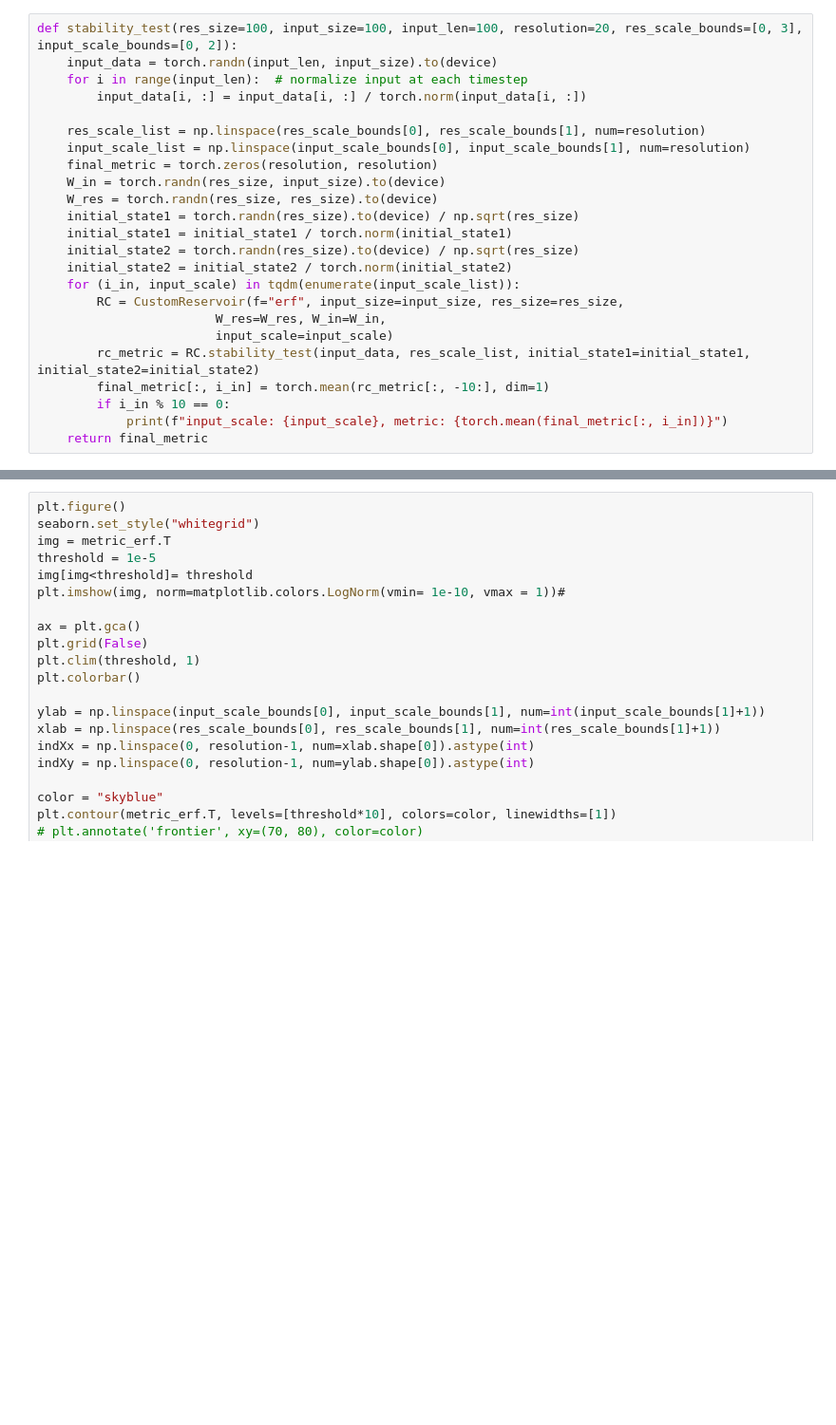
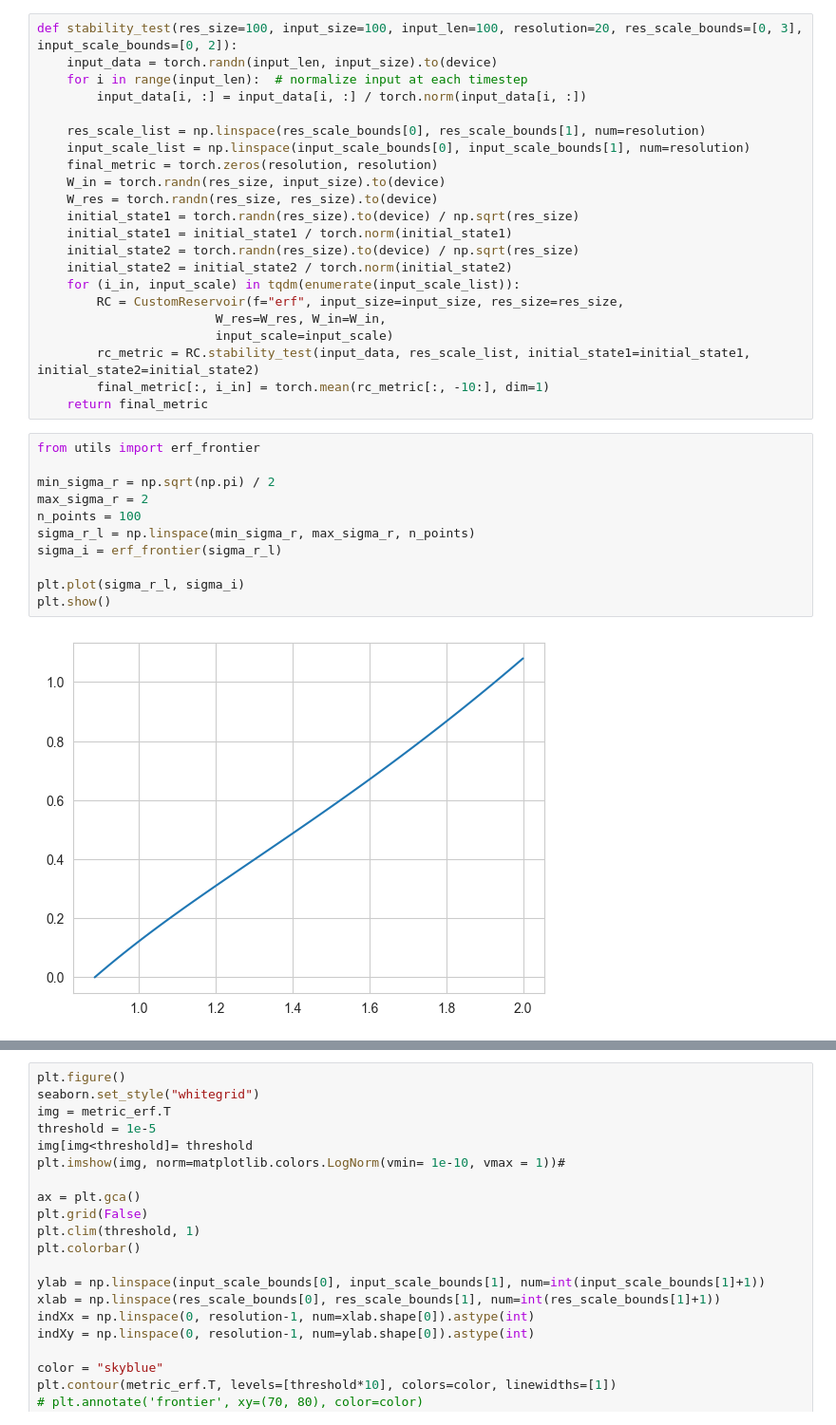
Before and after one commit to jon-dong/reservoir-frontier, a Jupyter notebook: chaotic_edge_fractals-2.ipynb, the cells around one changed output, grey strips where cells are left out. Shown at 95% size. Cells and saved outputs as stored; diff of their text form; blank space fills up the shorter version.

```diff
--- a/chaotic_edge_fractals-2.ipynb
+++ b/chaotic_edge_fractals-2.ipynb
@@ -36,7 +34,18 @@ def stability_test(res_size=100, input_size=100, input_len=100, resolution=20, r
                         input_scale=input_scale)
         rc_metric = RC.stability_test(input_data, res_scale_list, initial_state1=initial_state1, initial_state2=initial_state2)
         final_metric[:, i_in] = torch.mean(rc_metric[:, -10:], dim=1)
-        if i_in % 10 == 0:
-            print(f"input_scale: {input_scale}, metric: {torch.mean(final_metric[:, i_in])}")
     return final_metric
+# %%
+from utils import erf_frontier
+
+min_sigma_r = np.sqrt(np.pi) / 2
+max_sigma_r = 2
+n_points = 100
+sigma_r_l = np.linspace(min_sigma_r, max_sigma_r, n_points)
+sigma_i = erf_frontier(sigma_r_l)
+
+plt.plot(sigma_r_l, sigma_i)
+plt.show()
+# %% [output]
+[figure, added]
 # %%
```
Also changed, not shown: parts of 4 cells of this notebook, 2 other files.
